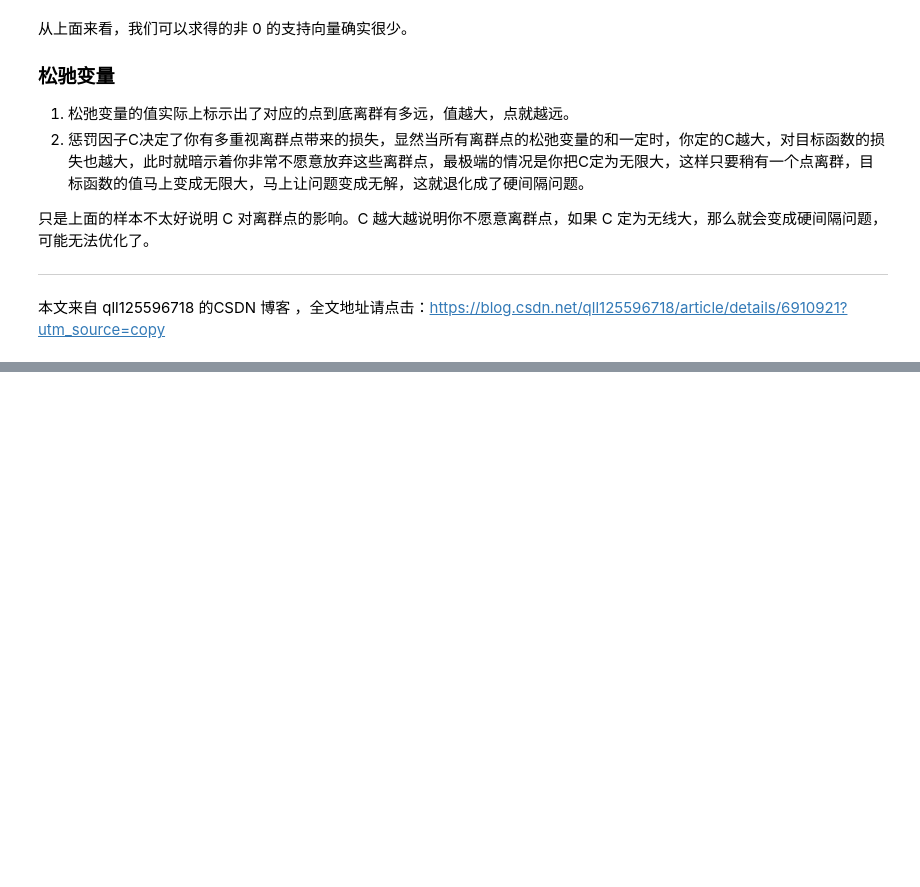
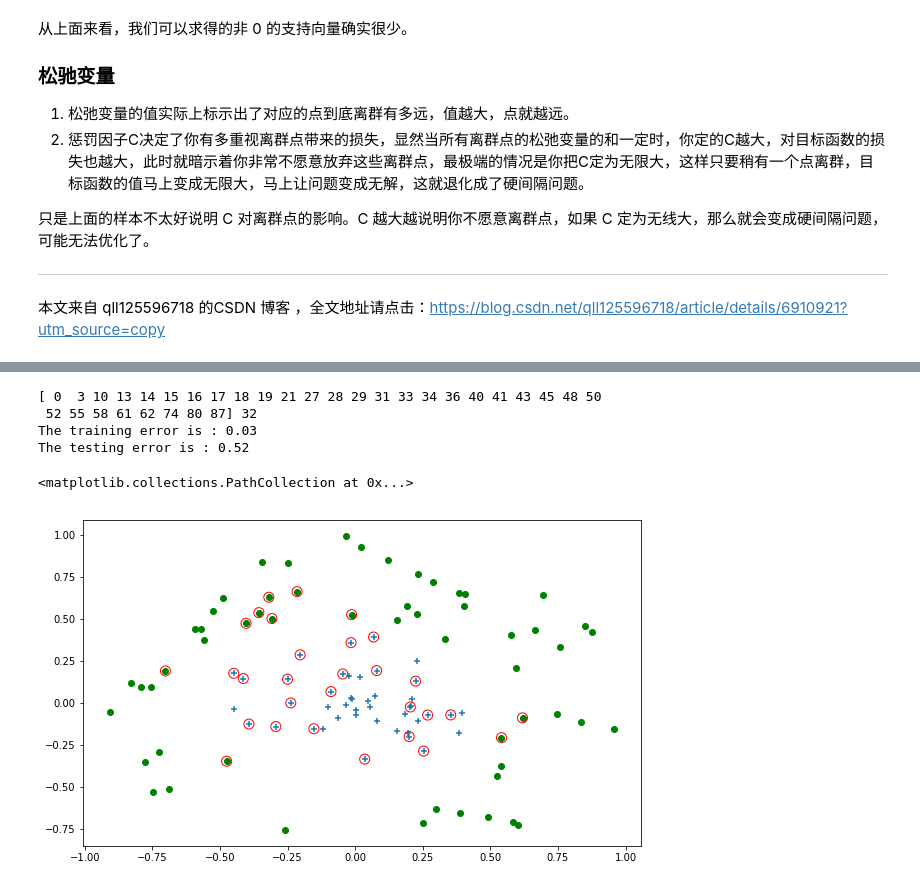
Before and after one commit to AaronFlower/Jupyter, a Jupyter notebook: 06-svm/SVM-SMO.ipynb, the cells around one changed output, grey strips where cells are left out. Drawn from its saved outputs; the diff is of its cells as text; code cells hidden in the pictures; blank space fills up the shorter version.

```diff
--- a/06-svm/SVM-SMO.ipynb
+++ b/06-svm/SVM-SMO.ipynb
@@ -232,0 +288,12 @@ plotSVM(X, y, results)
+# %%
+def rbfKernel(X, x, kernelParams):
+    '''
+        高斯核，radical basis function 径向基函数
+    '''
+    m = X.shape[0]
+    K = np.mat(np.zeros((m, 1)))
+    sigma = kernelParams[0]
+    for i in range(m):
+        delta = X[i] - x
+        K[i] = np.exp(float(delta * delta.T) / (-2 * sigma **2))
+    return K
@@ -232,0 +305,47 @@ plotSVM(X, y, results)
+# %%
+def calcErrRate(svm, X, y):
+    m = X.shape[0]
+    err_count = 0
+    for i in range(m):
+        y_hat = np.sign(svm.predict(X[i]))
+#         print(np.sign(y_hat), np.sign(y[i]), np.sign(y_hat) != np.sign(y[i]))
+        if (np.sign(y_hat) != np.sign(y[i])):
+            err_count += 1
+    return float(err_count / m)
+
+## RBF 核测试, testSetRBF
+
+df = loadData('testSetRBF.txt', names=['x1', 'x2', 'label'])
+m, n = df.values.shape
+X_train, y_train = df.values[:, 0:-1], df.values[:, -1:m]
+
+df_test = loadData('testSetRBF2.txt', names=['x1', 'x2', 'label'])
+m_test, n_test = df_test.values.shape
+X_test, y_test = df_test.values[:, 0:-1], df.values[:, -1:m_test]
+
+svm = SVM(X_train, y_train, C=200, toler=0.0001, kernel=rbfKernel, kernelParams=[1.3])
+b, alphas = svm.smo(10000)
+
+# print(svm.K[0])
+
+print(np.nonzero(alphas)[0], len(np.nonzero(alphas)[0]))
+print('The training error is :', calcErrRate(svm, X_train, y_train))
+print('The testing error is :', calcErrRate(svm, X_test, y_test))
+
+fig, ax = plt.subplots(nrows=1, ncols=1, figsize=(10, 6))
+
+# 画出正负样本，和支持向量
+positives = X_train[np.nonzero(y_train == 1)[0], :]
+negatives = X_train[np.nonzero(y_train != 1)[0], :]
+supportVectors = X_train[np.nonzero(alphas > 0)[0], :]
+
+ax.scatter(positives[:, 0], positives[:, 1], marker='+')
+ax.scatter(negatives[:, 0], negatives[:, 1], c='g')
+ax.scatter(supportVectors[:, 0], supportVectors[:, 1], s=100, facecolors='none', edgecolors='r')
+# %% [output]
+[ 0  3 10 13 14 15 16 17 18 19 21 27 28 29 31 33 34 36 40 41 43 45 48 50
+ 52 55 58 61 62 74 80 87] 32
+The training error is : 0.03
+The testing error is : 0.52
+<matplotlib.collections.PathCollection at 0x...>
+[figure, added]
```
Also changed, not shown: parts of 8 cells of this notebook, 3 other files.
